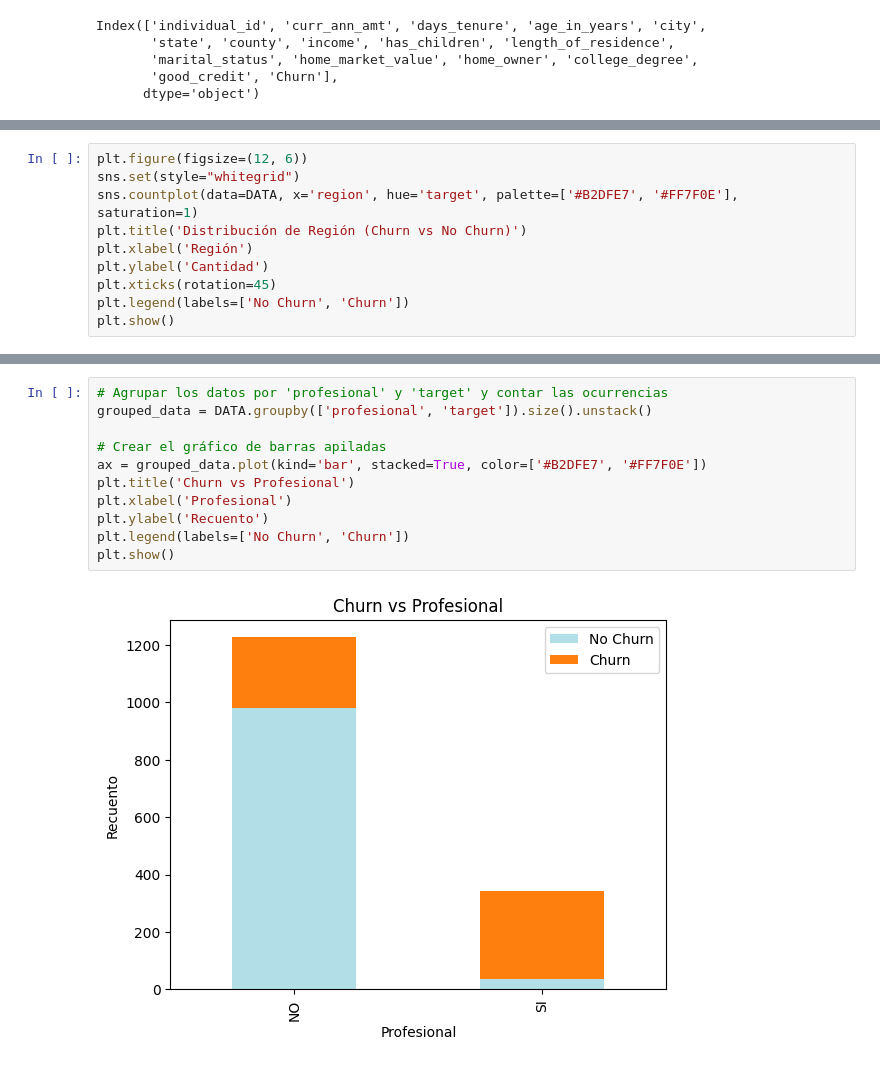
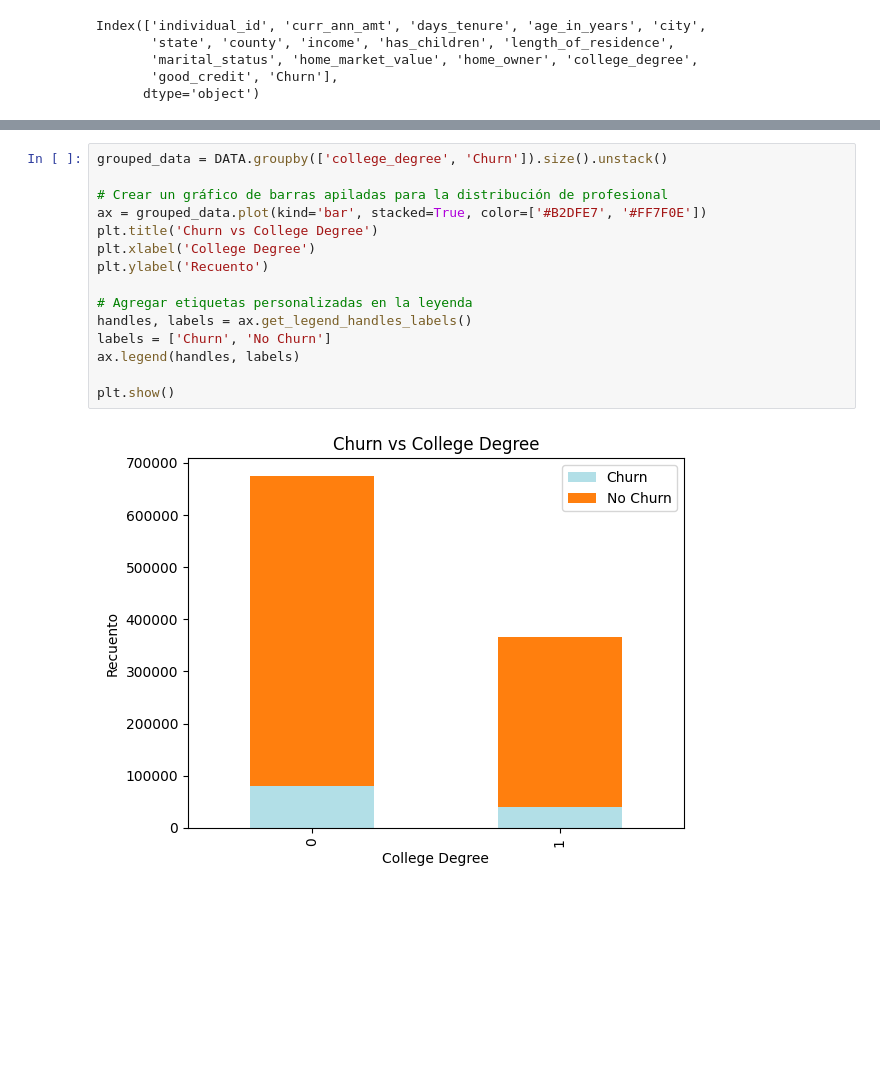
Before and after one commit to raphaelz306/DMC_Course, a Jupyter notebook: Integrador.ipynb, the cells around one changed output, grey strips where cells are left out. Drawn from its saved outputs; the diff is of its cells as text; blank space fills up the shorter version.

```diff
--- a/Integrador.ipynb
+++ b/Integrador.ipynb
@@ -197,10 +205,0 @@ VIUDO               5         4      9
-# %%
-plt.figure(figsize=(12, 6))
-sns.set(style="whitegrid")
-sns.countplot(data=DATA, x='region', hue='target', palette=['#B2DFE7', '#FF7F0E'], saturation=1)
-plt.title('Distribución de Región (Churn vs No Churn)')
-plt.xlabel('Región')
-plt.ylabel('Cantidad')
-plt.xticks(rotation=45)
-plt.legend(labels=['No Churn', 'Churn'])
-plt.show()
@@ -209,13 +206,17 @@ plt.show()
 # %%
-# Agrupar los datos por 'profesional' y 'target' y contar las ocurrencias
-grouped_data = DATA.groupby(['profesional', 'target']).size().unstack()
+grouped_data = DATA.groupby(['college_degree', 'Churn']).size().unstack()
 
-# Crear el gráfico de barras apiladas
+# Crear un gráfico de barras apiladas para la distribución de profesional
 ax = grouped_data.plot(kind='bar', stacked=True, color=['#B2DFE7', '#FF7F0E'])
-plt.title('Churn vs Profesional')
-plt.xlabel('Profesional')
+plt.title('Churn vs College Degree')
+plt.xlabel('College Degree')
 plt.ylabel('Recuento')
-plt.legend(labels=['No Churn', 'Churn'])
+
+# Agregar etiquetas personalizadas en la leyenda
+handles, labels = ax.get_legend_handles_labels()
+labels = ['Churn', 'No Churn']
+ax.legend(handles, labels)
+
 plt.show()
 # %% [output]
-[figure, old version]
+[figure, new version]
```
Also changed, not shown: parts of 16 cells of this notebook.
